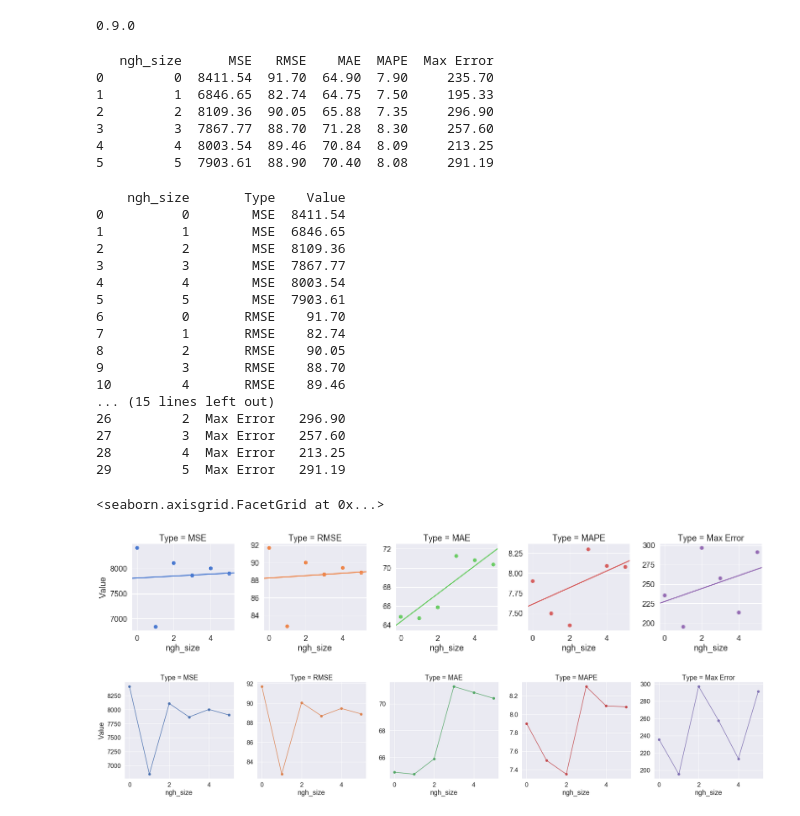
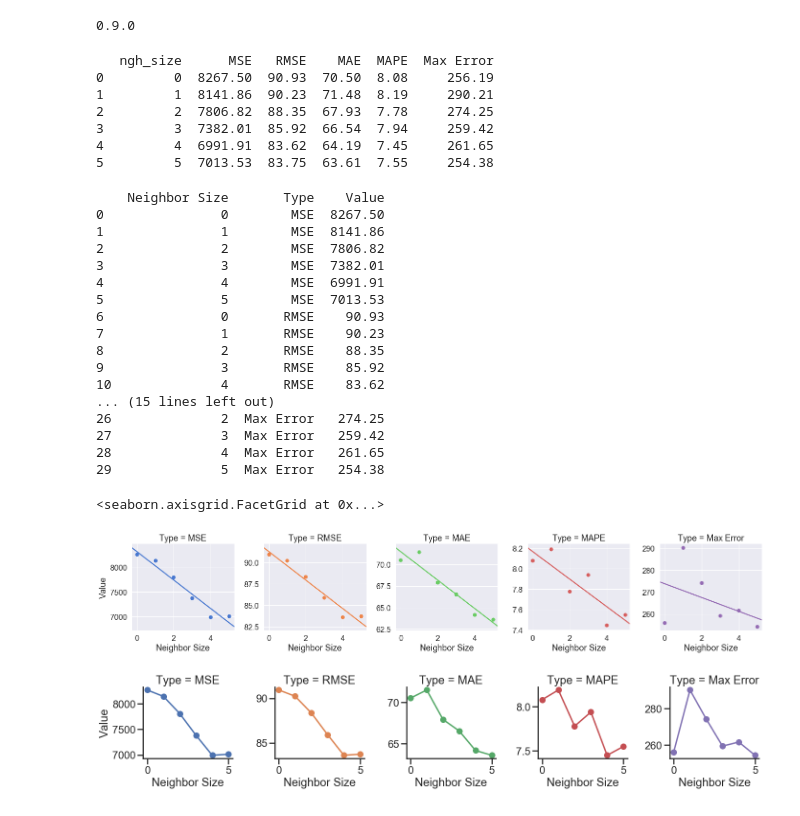
Before and after one commit to data-discovery-lab/cotton-prediction, a Jupyter notebook: viz.ipynb, the cells around one changed output. Drawn from its saved outputs; the diff is of its cells as text; code cells hidden in the pictures.

```diff
--- a/viz.ipynb
+++ b/viz.ipynb
@@ -21,50 +12,66 @@ df = pd.DataFrame(data, columns=['ngh_size', 'MSE', 'RMSE', 'MAE', 'MAPE', 'Max
+# %%
+data = [[0, 8267.50, 90.93, 70.50, 8.08, 256.19],
+       [1, 8141.86, 90.23, 71.48, 8.19, 290.21],
+       [2, 7806.82, 88.35, 67.93, 7.78, 274.25],
+       [3, 7382.01, 85.92, 66.54, 7.94, 259.42],
+       [4, 6991.91, 83.62, 64.19, 7.45, 261.65],
+       [5, 7013.53,  83.75, 63.61, 7.55, 254.38]]
+
+df = pd.DataFrame(data, columns=['ngh_size', 'MSE', 'RMSE', 'MAE', 'MAPE', 'Max Error'])
 # %%
 print(df)
 # %% [output]
    ngh_size      MSE   RMSE    MAE  MAPE  Max Error
-0         0  8411.54  91.70  64.90  7.90     235.70
-1         1  6846.65  82.74  64.75  7.50     195.33
-2         2  8109.36  90.05  65.88  7.35     296.90
-3         3  7867.77  88.70  71.28  8.30     257.60
-4         4  8003.54  89.46  70.84  8.09     213.25
-5         5  7903.61  88.90  70.40  8.08     291.19
+0         0  8267.50  90.93  70.50  8.08     256.19
+1         1  8141.86  90.23  71.48  8.19     290.21
+2         2  7806.82  88.35  67.93  7.78     274.25
+3         3  7382.01  85.92  66.54  7.94     259.42
+4         4  6991.91  83.62  64.19  7.45     261.65
+5         5  7013.53  83.75  63.61  7.55     254.38
 # %%
 df2 = pd.melt(df, id_vars=['ngh_size'],
                   var_name="Type", value_name="Value")
+# %%
+df2 = df2.rename(columns={'ngh_size': 'Neighbor Size'})
 # %%
 print(df2)
 # %% [output]
-    ngh_size       Type    Value
-0          0        MSE  8411.54
-1          1        MSE  6846.65
-2          2        MSE  8109.36
-3          3        MSE  7867.77
-4          4        MSE  8003.54
-5          5        MSE  7903.61
-6          0       RMSE    91.70
-7          1       RMSE    82.74
-8          2       RMSE    90.05
-9          3       RMSE    88.70
-10         4       RMSE    89.46
+    Neighbor Size       Type    Value
+0               0        MSE  8267.50
+1               1        MSE  8141.86
+2               2        MSE  7806.82
+3               3        MSE  7382.01
+4               4        MSE  6991.91
+5               5        MSE  7013.53
+6               0       RMSE    90.93
+7               1       RMSE    90.23
+8               2       RMSE    88.35
+9               3       RMSE    85.92
+10              4       RMSE    83.62
 ... (15 lines left out)
-26         2  Max Error   296.90
-27         3  Max Error   257.60
-28         4  Max Error   213.25
-29         5  Max Error   291.19
+26              2  Max Error   274.25
+27              3  Max Error   259.42
+28              4  Max Error   261.65
+29              5  Max Error   254.38
 # %%
 sns.set(font_scale=1.5)
-sns.lmplot(x='ngh_size', y='Value', col='Type', hue='Type', data=df2,
+sns.lmplot(x='Neighbor Size', y='Value', col='Type', hue='Type', data=df2,
            ci=0, palette='muted', size=4, sharey=False, sharex=False, markers='o',
            scatter_kws={'s': 50, 'alpha': 1})
 # %% [output]
 <seaborn.axisgrid.FacetGrid at 0x...>
-[figure, old version]
+[figure, new version]
+# %%
+sns.set_style("whitegrid")
+sns.set(rc={"lines.linewidth": 3})
+sns.set_style("ticks", {"xtick.major.size": 1, "ytick.major.size": 1})
+sns.set_context("poster")
 # %%
 grid = sns.FacetGrid(df2, col="Type", hue="Type", sharey=False, sharex=False,
                      col_wrap=5, size = 4)
 
 
-grid.map(plt.plot, "ngh_size", "Value", marker="o")
+grid.map(plt.plot, "Neighbor Size", "Value", marker="o")
 grid.fig.tight_layout(w_pad=1)
 # %% [output]
-[figure, old version]
+[figure, new version]
```
Also changed, not shown: parts of 1 cell of this notebook, 8 other files.
